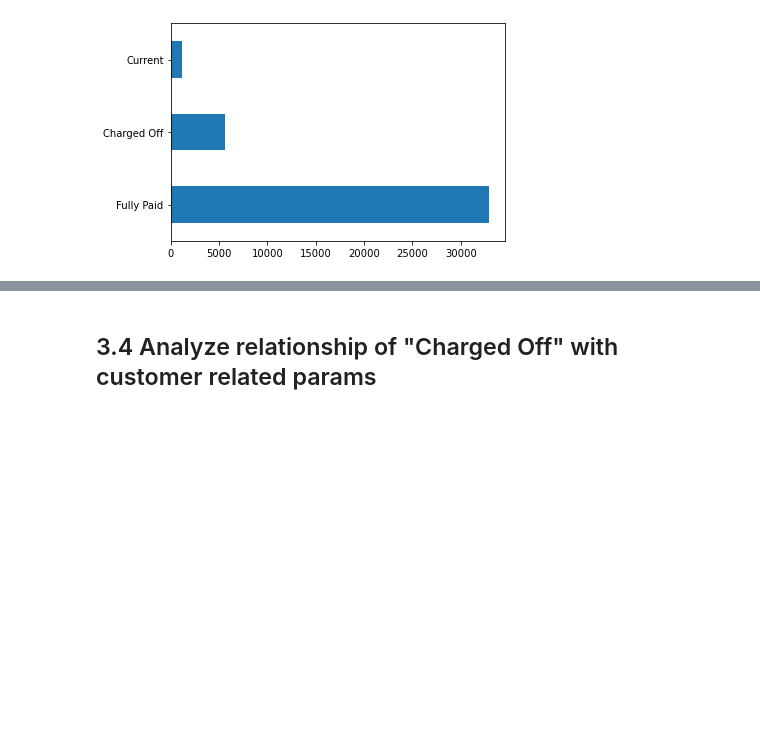
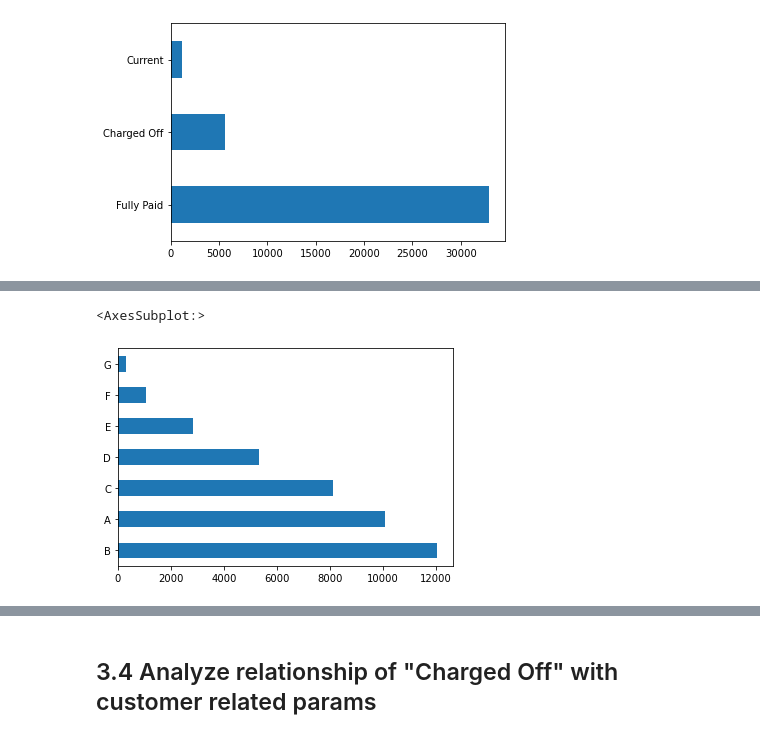
Before and after one commit to JamshedAhsan/fraud-detection, a Jupyter notebook: Case-Study-Lending-Loan-Club.ipynb, the cells around one changed output, grey strips where cells are left out. Saved outputs shown, nothing was run; the diff lists cells and outputs as text; code cells hidden in the pictures; blank space fills up the shorter version.

```diff
--- a/Case-Study-Lending-Loan-Club.ipynb
+++ b/Case-Study-Lending-Loan-Club.ipynb
@@ -205,0 +232,5 @@ loan_df3['loan_status'].value_counts().plot.barh()
+# %%
+loan_df3['grade'].value_counts().plot.barh()
+# %% [output]
+<AxesSubplot:>
+[figure, added]
```
Also changed, not shown: parts of 26 cells of this notebook.
